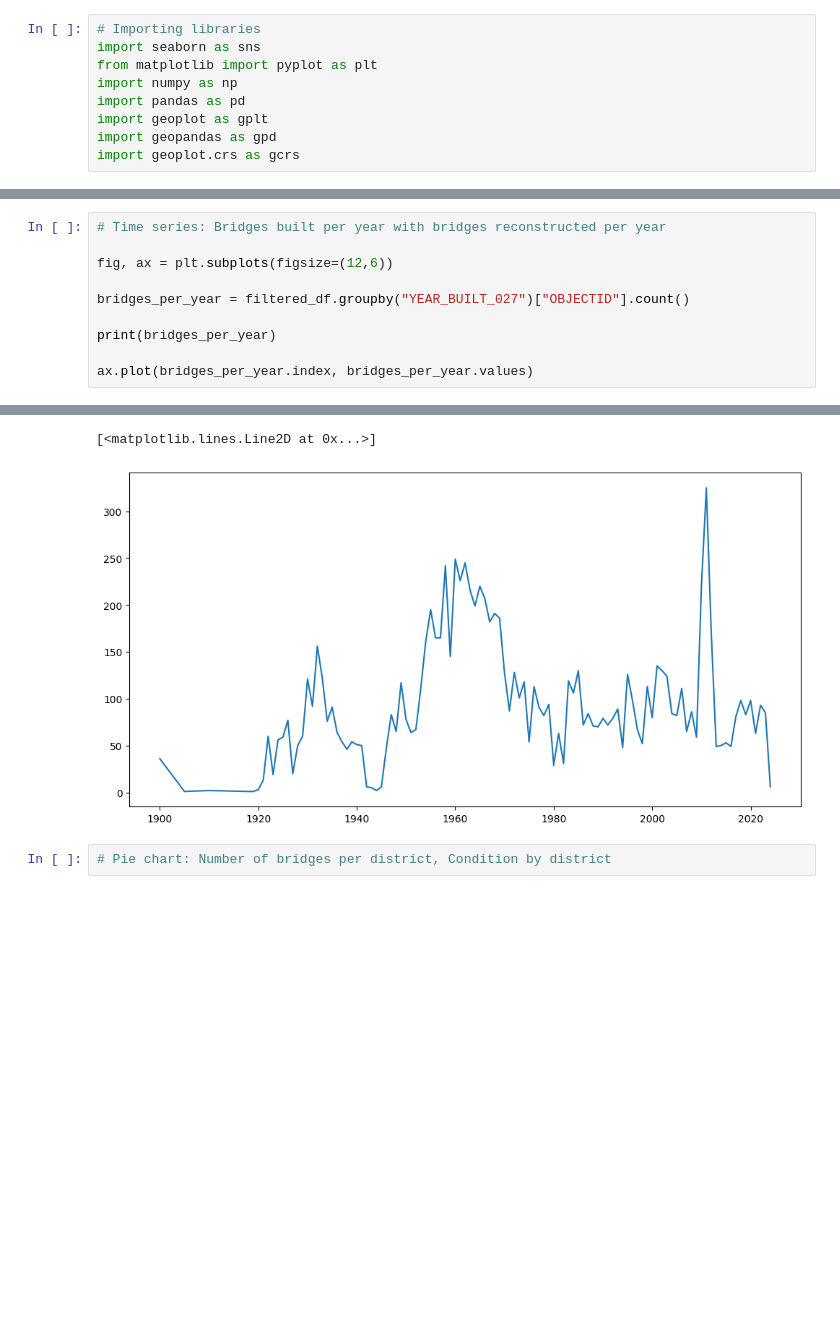
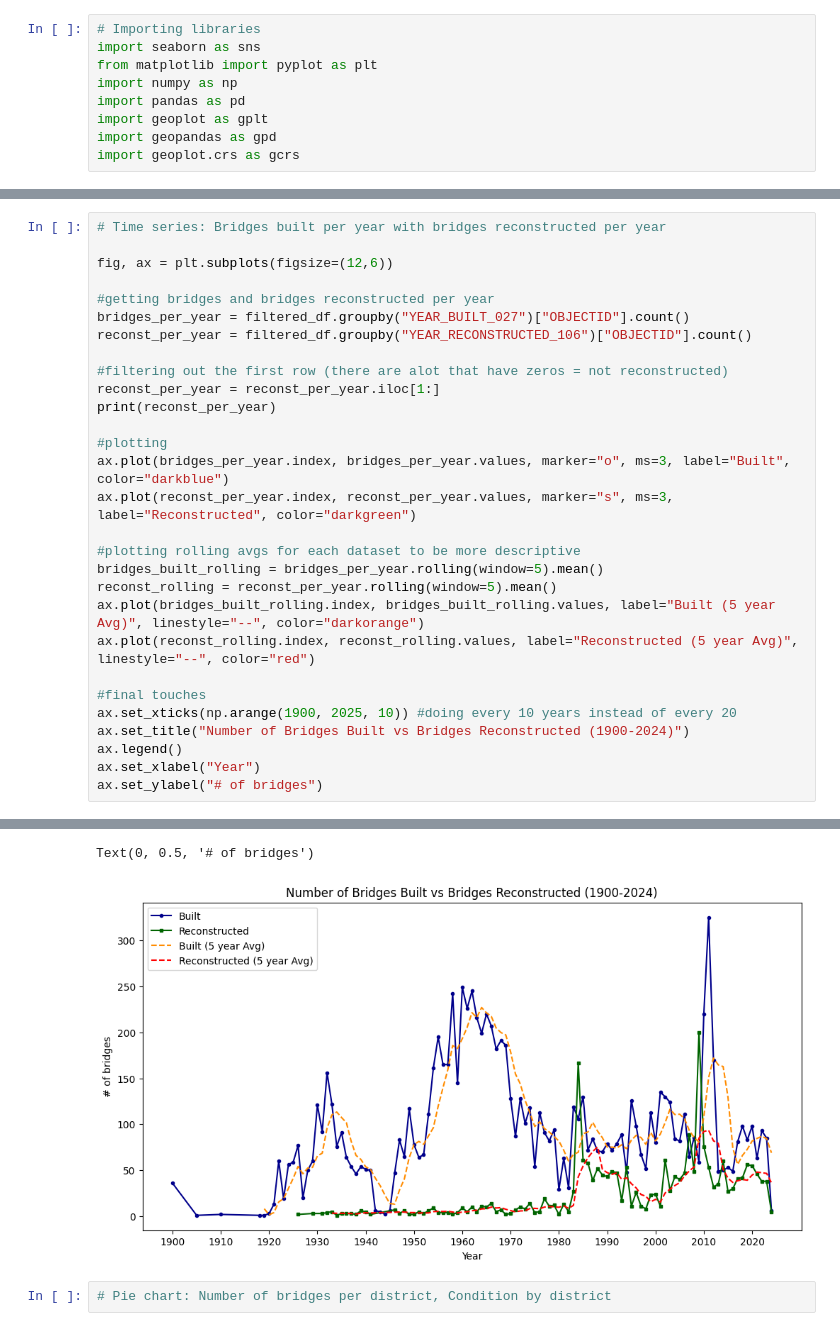
Before and after one commit to kenziemcallister/MODOT-Bridges-Data-Story, a Jupyter notebook: KenziesPlots.ipynb, the cells around one changed output, grey strips where cells are left out. Cells and saved outputs as stored; diff of their text form; blank space fills up the shorter version.

Commit message:
Added time series plot
- added rolling avg to the time series pot I made to make it more complex

```diff
--- a/KenziesPlots.ipynb
+++ b/KenziesPlots.ipynb
@@ -42,9 +42,28 @@ filtered_df.head()
 
 fig, ax = plt.subplots(figsize=(12,6))
 
+#getting bridges and bridges reconstructed per year
 bridges_per_year = filtered_df.groupby("YEAR_BUILT_027")["OBJECTID"].count()
+reconst_per_year = filtered_df.groupby("YEAR_RECONSTRUCTED_106")["OBJECTID"].count()
 
-print(bridges_per_year)
+#filtering out the first row (there are alot that have zeros = not reconstructed)
+reconst_per_year = reconst_per_year.iloc[1:]
+print(reconst_per_year)
 
-ax.plot(bridges_per_year.index, bridges_per_year.values)
+#plotting
+ax.plot(bridges_per_year.index, bridges_per_year.values, marker="o", ms=3, label="Built", color="darkblue")
+ax.plot(reconst_per_year.index, reconst_per_year.values, marker="s", ms=3, label="Reconstructed", color="darkgreen")
+
+#plotting rolling avgs for each dataset to be more descriptive
+bridges_built_rolling = bridges_per_year.rolling(window=5).mean()
+reconst_rolling = reconst_per_year.rolling(window=5).mean()
+ax.plot(bridges_built_rolling.index, bridges_built_rolling.values, label="Built (5 year Avg)", linestyle="--", color="darkorange")
+ax.plot(reconst_rolling.index, reconst_rolling.values, label="Reconstructed (5 year Avg)", linestyle="--", color="red")
+
+#final touches
+ax.set_xticks(np.arange(1900, 2025, 10)) #doing every 10 years instead of every 20
+ax.set_title("Number of Bridges Built vs Bridges Reconstructed (1900-2024)")
+ax.legend()
+ax.set_xlabel("Year")
+ax.set_ylabel("# of bridges")
 # %% [output]
@@ -64,5 +83,5 @@ Name: OBJECTID, Length: 110, dtype: int64
-[<matplotlib.lines.Line2D at 0x...>]
+Text(0, 0.5, '# of bridges')
-[figure, old version]
+[figure, new version]
 # %%
 # Pie chart: Number of bridges per district, Condition by district
 # %%
```
Also changed, not shown: parts of 1 cell of this notebook.
